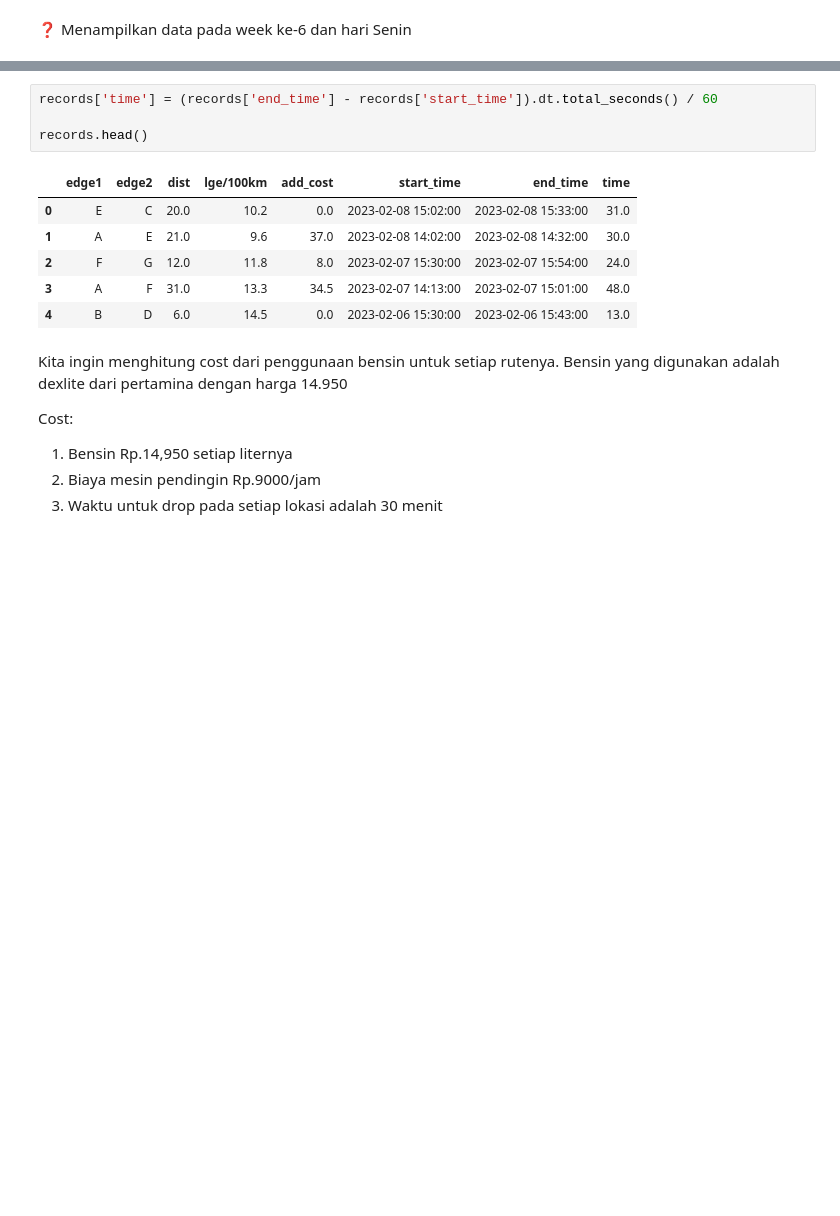
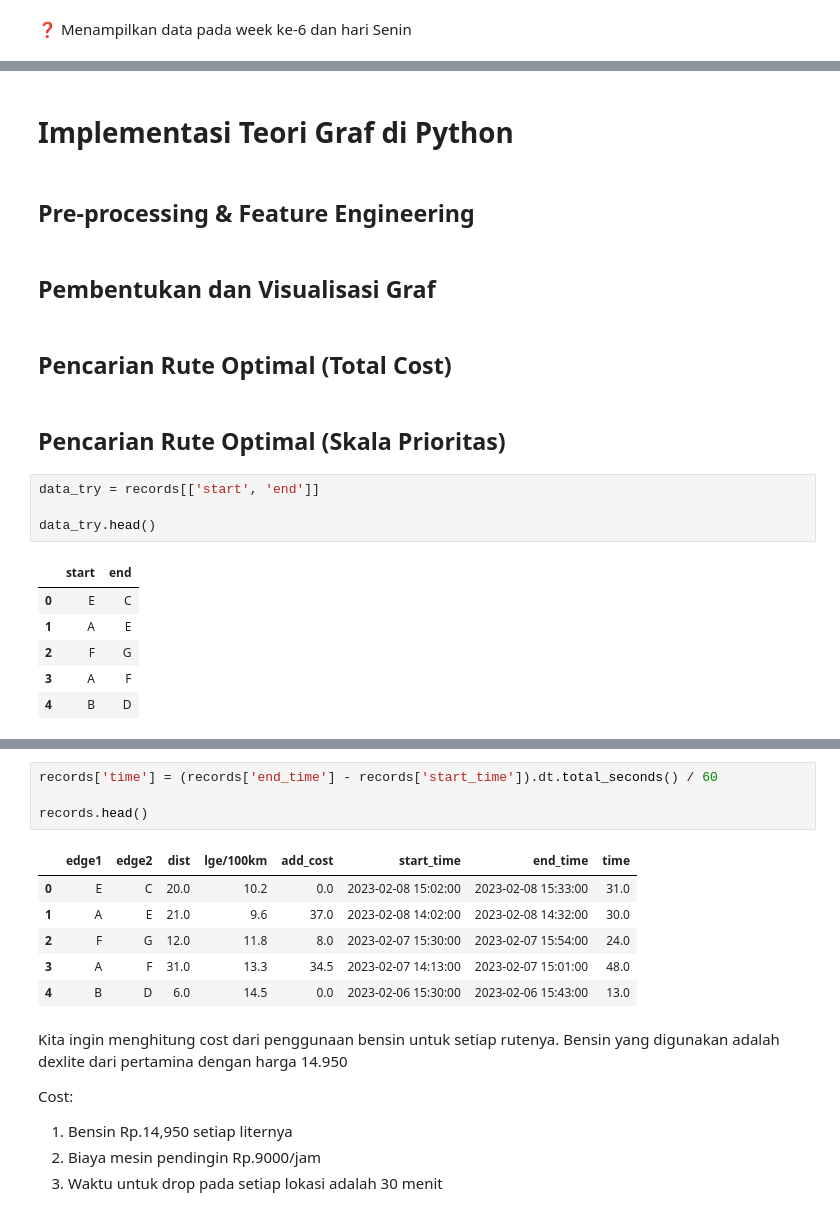
Before and after one commit to IrfanChairurrachman/dijkstra_bulog, a Jupyter notebook: Optimal_Route.ipynb, the cells around one changed output, grey strips where cells are left out. Cells and saved outputs as stored; diff of their text form; blank space fills up the shorter version.

```diff
--- a/Optimal_Route.ipynb
+++ b/Optimal_Route.ipynb
@@ -761,0 +804,21 @@ Rute: A -> B -> D
+# %% [markdown]
+# Implementasi Teori Graf di Python
+# %% [markdown]
+## Pre-processing & Feature Engineering
+# %% [markdown]
+## Pembentukan dan Visualisasi Graf
+# %% [markdown]
+## Pencarian Rute Optimal (Total Cost)
+# %% [markdown]
+## Pencarian Rute Optimal (Skala Prioritas)
+# %%
+data_try = records[['start', 'end']]
+
+data_try.head()
+# %% [output]
+|  | start | end |
+| 0 | E | C |
+| 1 | A | E |
+| 2 | F | G |
+| 3 | A | F |
+| 4 | B | D |
```
Also changed, not shown: parts of 15 cells of this notebook.
